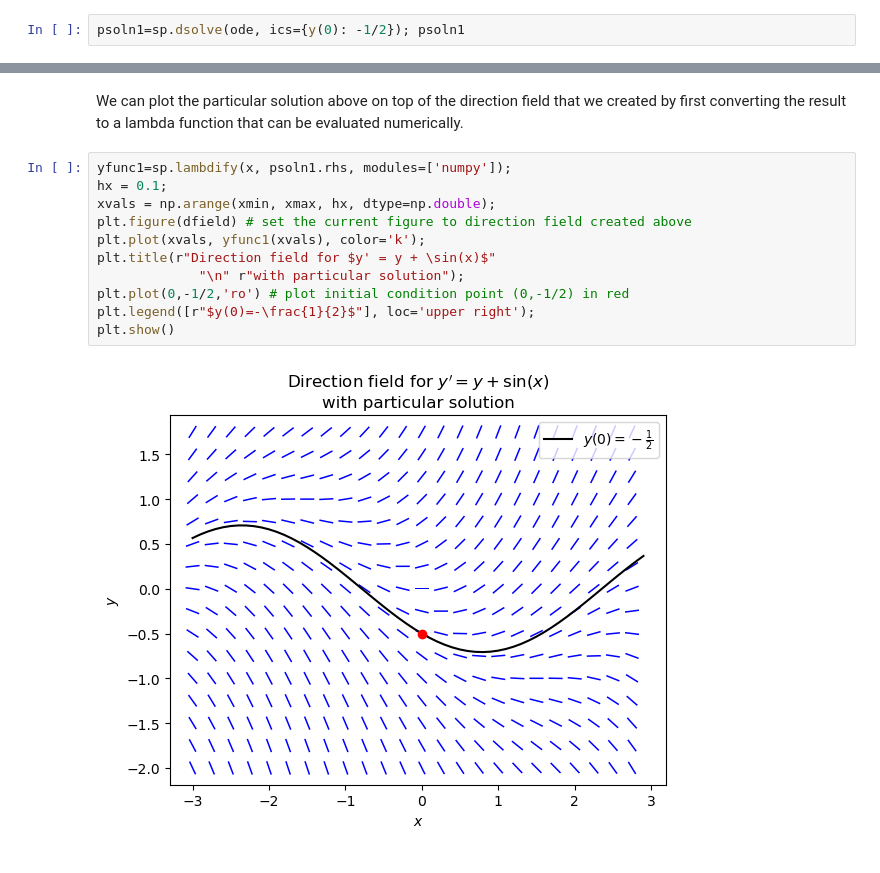
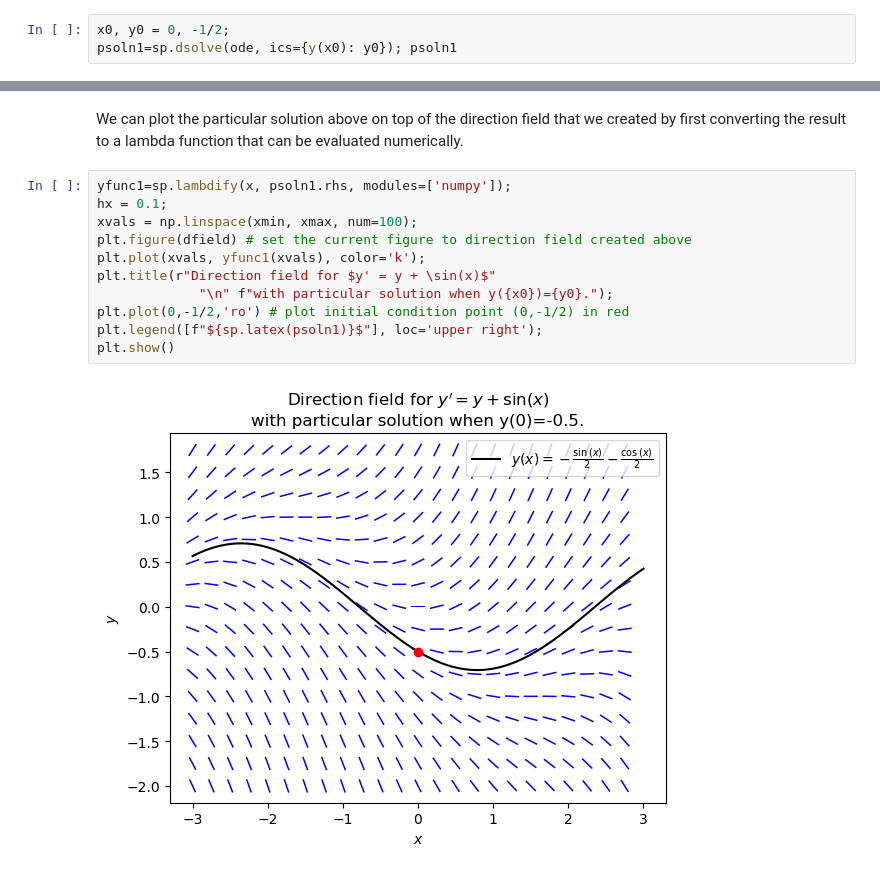
Before and after one commit to ethancsmith/math263-notes, a Jupyter notebook: Python/01-direction_fields.ipynb, the cells around one changed output, grey strips where cells are left out. Saved outputs shown, nothing was run; the diff lists cells and outputs as text.

```diff
--- a/Python/01-direction_fields.ipynb
+++ b/Python/01-direction_fields.ipynb
@@ -81,7 +81,8 @@ y' &= y+\sin x,\\
 y(0)&=-1/2.
 \end{align*}
 # %%
-psoln1=sp.dsolve(ode, ics={y(0): -1/2}); psoln1
+x0, y0 = 0, -1/2;
+psoln1=sp.dsolve(ode, ics={y(x0): y0}); psoln1
 # %% [output]
 $\displaystyle y{\left(x \right)} = - \frac{\sin{\left(x \right)}}{2} - \frac{\cos{\left(x \right)}}{2}$
 # %% [markdown]
@@ -89,13 +90,13 @@ We can plot the particular solution above on top of the direction field that we
 # %%
 yfunc1=sp.lambdify(x, psoln1.rhs, modules=['numpy']);
 hx = 0.1;
-xvals = np.arange(xmin, xmax, hx, dtype=np.double);
+xvals = np.linspace(xmin, xmax, num=100);
 plt.figure(dfield) # set the current figure to direction field created above
 plt.plot(xvals, yfunc1(xvals), color='k');
 plt.title(r"Direction field for $y' = y + \sin(x)$"
-             "\n" r"with particular solution");
+             "\n" f"with particular solution when y({x0})={y0}.");
 plt.plot(0,-1/2,'ro') # plot initial condition point (0,-1/2) in red
-plt.legend([r"$y(0)=-\frac{1}{2}$"], loc='upper right');
+plt.legend([f"${sp.latex(psoln1)}$"], loc='upper right');
 plt.show()
 # %% [output]
-[figure, old version]
+[figure, new version]
```
Also changed, not shown: 1 other file.
